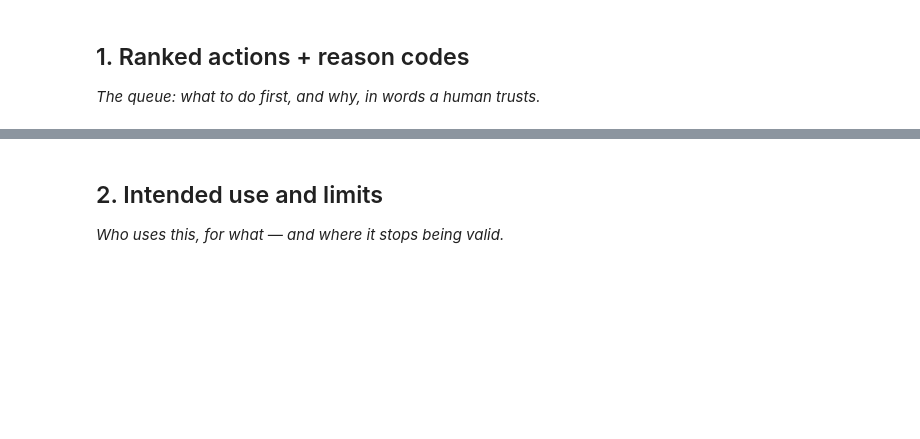
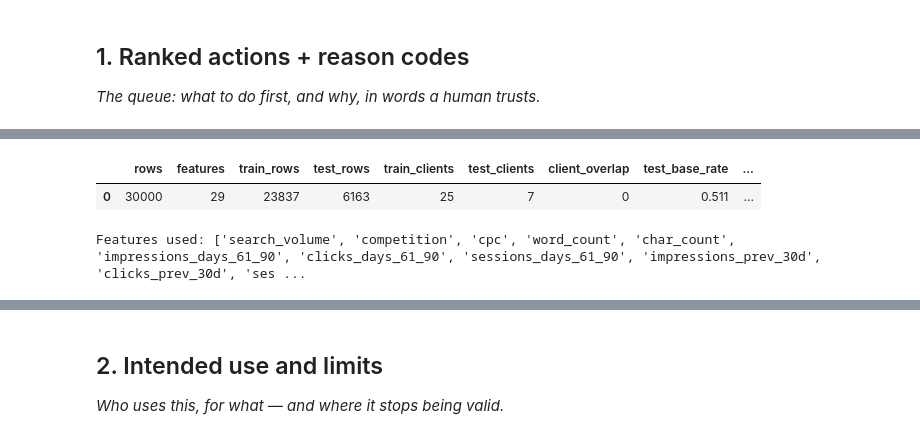
Before and after one commit to Viditp25/flyrank-intern-, a Jupyter notebook: work/notebooks/w07_action_playbook.ipynb, the cells around one changed output, grey strips where cells are left out. Cells and saved outputs as stored; diff of their text form; code cells hidden in the pictures; blank space fills up the shorter version.

```diff
--- a/work/notebooks/w07_action_playbook.ipynb
+++ b/work/notebooks/w07_action_playbook.ipynb
@@ -15,0 +87,72 @@ This skeleton is yours to fill. Work the sections **in order** — each one has
+# %%
+# Reconstruct historical 61-90 day values and features, matching ML-09.
+for metric in ["impressions", "clicks", "sessions"]:
+    total = pd.to_numeric(model_df.get(f"{metric}_90d"), errors="coerce")
+    last = pd.to_numeric(model_df.get(f"{metric}_last_30d"), errors="coerce")
+    prev = pd.to_numeric(model_df.get(f"{metric}_prev_30d"), errors="coerce")
+    if total is not None and last is not None and prev is not None:
+        older = total - last - prev
+        model_df[f"{metric}_days_61_90"] = older.mask(total.isna() | last.isna() | prev.isna() | older.lt(0))
+    else:
+        model_df[f"{metric}_days_61_90"] = np.nan
+    model_df[f"{metric}_pre"] = pd.to_numeric(model_df.get(f"{metric}_prev_30d"), errors="coerce") + pd.to_numeric(model_df[f"{metric}_days_61_90"], errors="coerce")
+
+impr_pre = pd.to_numeric(model_df["impressions_pre"], errors="coerce")
+click_pre = pd.to_numeric(model_df.get("clicks_pre"), errors="coerce")
+model_df["ctr_pre"] = click_pre / impr_pre.replace(0, np.nan)
+older_impr = pd.to_numeric(model_df["impressions_days_61_90"], errors="coerce")
+prev_impr = pd.to_numeric(model_df.get("impressions_prev_30d"), errors="coerce")
+model_df["prior_momentum_pct"] = ((prev_impr - older_impr) / older_impr.replace(0, np.nan)) * 100
+
+log_sources = [f"{m}_{window}" for m in ["impressions", "clicks", "sessions"] for window in ["days_61_90", "prev_30d", "pre"] if f"{m}_{window}" in model_df.columns]
+for col in log_sources:
+    vals = pd.to_numeric(model_df[col], errors="coerce")
+    model_df[f"log1p_{col}"] = np.log1p(vals.where(vals >= 0))
+
+numeric_candidates = ["search_volume", "competition", "cpc", "word_count", "char_count", "impressions_days_61_90", "clicks_days_61_90", "sessions_days_61_90", "impressions_prev_30d", "clicks_prev_30d", "sessions_prev_30d", "impressions_pre", "clicks_pre", "sessions_pre", "ctr_pre", "prior_momentum_pct"] + [f"log1p_{c}" for c in log_sources]
+categorical_candidates = ["competition_level", "content_type", "main_intent", "word_count_tier"]
+forbidden = {"client_id", "content_id", "trend_direction", "target", "trend_pct", "impressions_last_30d", "clicks_last_30d", "sessions_last_30d", "impressions_90d", "clicks_90d", "sessions_90d"}
+numeric_features = [c for c in numeric_candidates if c in model_df.columns and c not in forbidden]
+categorical_features = [c for c in categorical_candidates if c in model_df.columns and c not in forbidden]
+for c in numeric_features:
+    model_df[c] = pd.to_numeric(model_df[c], errors="coerce").replace([np.inf, -np.inf], np.nan)
+numeric_features = [c for c in numeric_features if model_df[c].notna().any()]
+feature_cols = numeric_features + categorical_features
+if not feature_cols:
+    raise ValueError("No permitted model features were found.")
+X = model_df[feature_cols].copy()
+y = model_df.target.astype(int).copy()
+groups = model_df.client_id.copy()
+
+def make_pipeline():
+    transformers = []
+    if numeric_features:
+        transformers.append(("num", Pipeline([("imputer", SimpleImputer(strategy="median")), ("scaler", StandardScaler())]), numeric_features))
+    if categorical_features:
+        transformers.append(("cat", Pipeline([("imputer", SimpleImputer(strategy="constant", fill_value="Unknown")), ("onehot", OneHotEncoder(handle_unknown="ignore"))]), categorical_features))
+    pre = ColumnTransformer(transformers=transformers, remainder="drop")
+    return Pipeline([("preprocessor", pre), ("model", LogisticRegression(C=0.1, max_iter=2000, class_weight="balanced", random_state=RANDOM_STATE))])
+
+splitter = GroupShuffleSplit(n_splits=1, test_size=0.20, random_state=RANDOM_STATE)
+train_idx, test_idx = next(splitter.split(X, y, groups=groups))
+holdout_model = make_pipeline()
+holdout_model.fit(X.iloc[train_idx], y.iloc[train_idx])
+holdout_prob = holdout_model.predict_proba(X.iloc[test_idx])[:, 1]
+train_clients = set(groups.iloc[train_idx]); test_clients = set(groups.iloc[test_idx])
+holdout_metrics = {
+    "rows": int(len(model_df)), "features": int(len(feature_cols)),
+    "train_rows": int(len(train_idx)), "test_rows": int(len(test_idx)),
+    "train_clients": int(len(train_clients)), "test_clients": int(len(test_clients)),
+    "client_overlap": int(len(train_clients & test_clients)),
+    "test_base_rate": float(y.iloc[test_idx].mean()),
+    "roc_auc": float(roc_auc_score(y.iloc[test_idx], holdout_prob)),
+    "average_precision": float(average_precision_score(y.iloc[test_idx], holdout_prob)),
+    "brier_score": float(brier_score_loss(y.iloc[test_idx], holdout_prob)),
+}
+assert holdout_metrics["client_overlap"] == 0, "Grouped holdout must have zero client overlap."
+display(pd.DataFrame([holdout_metrics]).round(4))
+print("Features used:", feature_cols)
+# %% [output]
+|  | rows | features | train_rows | test_rows | train_clients | test_clients | client_overlap | test_base_rate | ... |
+| 0 | 30000 | 29 | 23837 | 6163 | 25 | 7 | 0 | 0.511 | ... |
+Features used: ['search_volume', 'competition', 'cpc', 'word_count', 'char_count', 'impressions_days_61_90', 'clicks_days_61_90', 'sessions_days_61_90', 'impressions_prev_30d', 'clicks_prev_30d', 'ses ...
```
Also changed, not shown: parts of 21 cells of this notebook.
